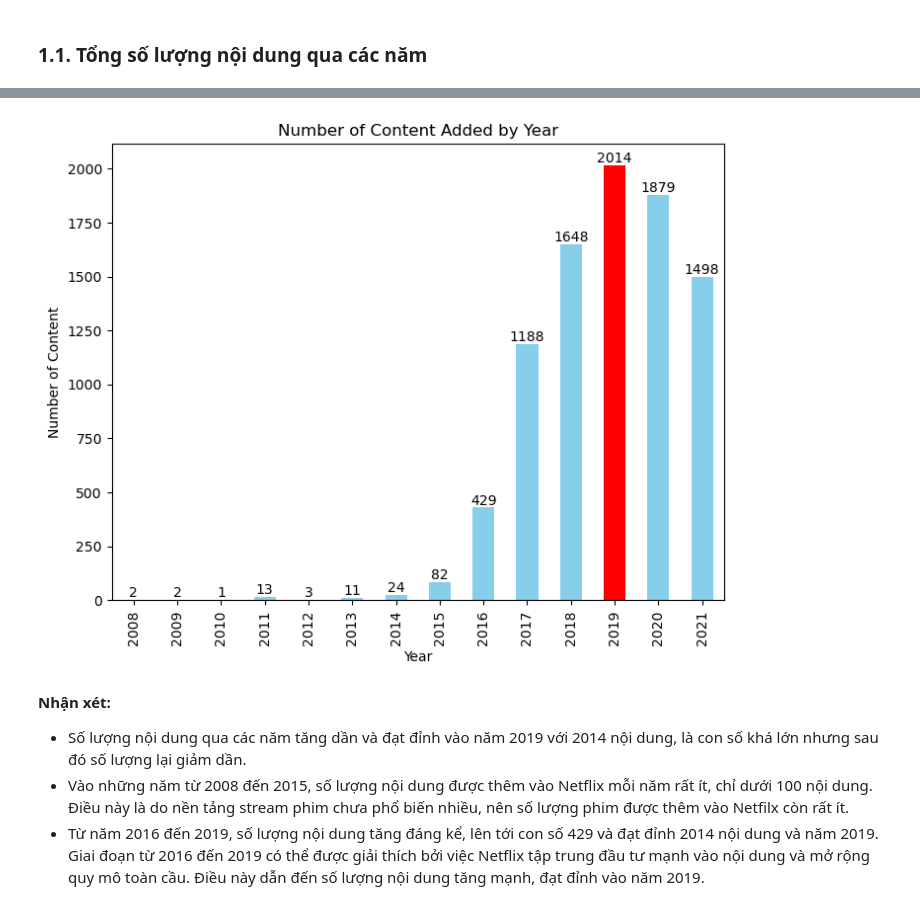
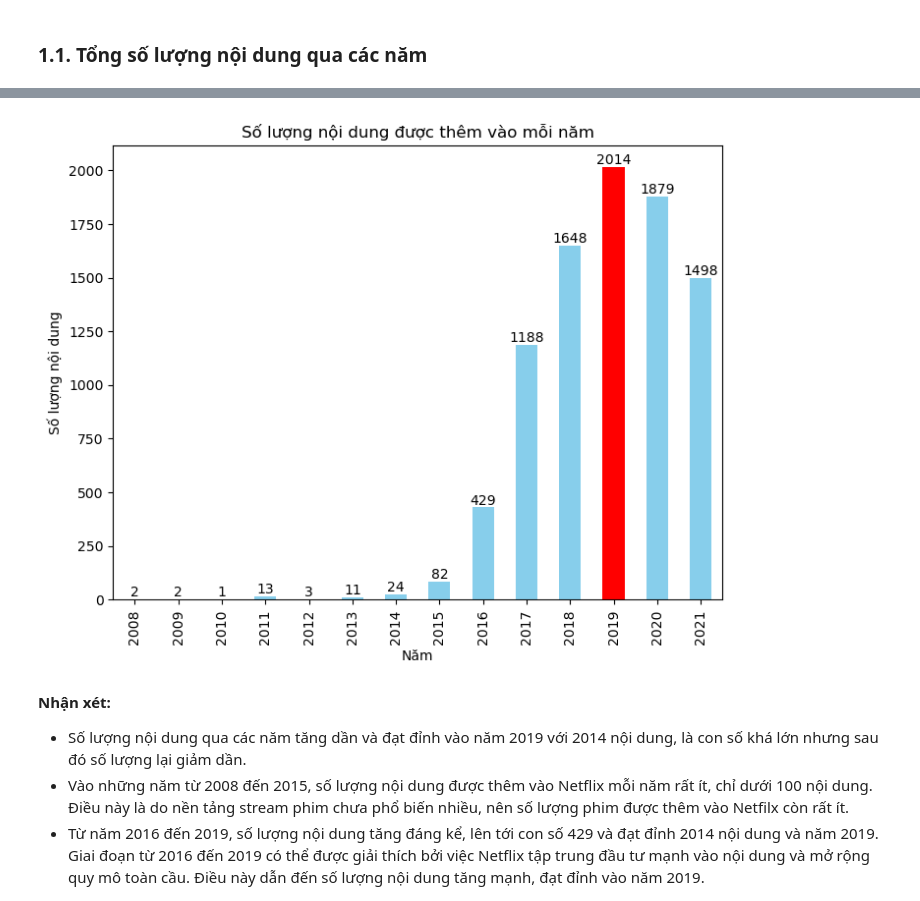
Before and after one commit to kNhung/PDS_FinalProject, a Jupyter notebook: data_questions/knhung_question1.ipynb, the cells around one changed output, grey strips where cells are left out. Saved outputs shown, nothing was run; the diff lists cells and outputs as text; code cells hidden in the pictures.

```diff
--- a/data_questions/knhung_question1.ipynb
+++ b/data_questions/knhung_question1.ipynb
@@ -111,24 +125,24 @@ Name: year_added, dtype: int64
 # %%
 # Tìm năm có số lượng nội dung nhiều nhất
 max_year = content_by_year.idxmax()
 
 # Tạo danh sách màu: đỏ cho năm nhiều nhất, xanh cho các năm còn lại
 colors = ['red' if year == max_year else 'skyblue' for year in content_by_year.index]
 
 # Vẽ biểu đồ
 plt.figure(figsize=(8,6))
 ax = content_by_year.plot(kind='bar', color=colors)
-plt.title('Number of Content Added by Year')
-plt.xlabel('Year')
-plt.ylabel('Number of Content')
+plt.title('Số lượng nội dung được thêm vào mỗi năm')
+plt.xlabel('Năm')
+plt.ylabel('Số lượng nội dung')
 
 # Thêm số lượng trên các cột
 for i, value in enumerate(content_by_year):
     ax.text(i, value + 0.1, str(value), ha='center', va='bottom', fontsize=10, color='black')
 
 plt.show()
 # %% [output]
-[figure, old version]
+[figure, new version]
 # %% [markdown]
 **Nhận xét:**
 - Số lượng nội dung qua các năm tăng dần và đạt đỉnh vào năm 2019 với 2014 nội dung, là con số khá lớn nhưng sau đó số lượng lại giảm dần.
```
Also changed, not shown: parts of 19 cells of this notebook.
